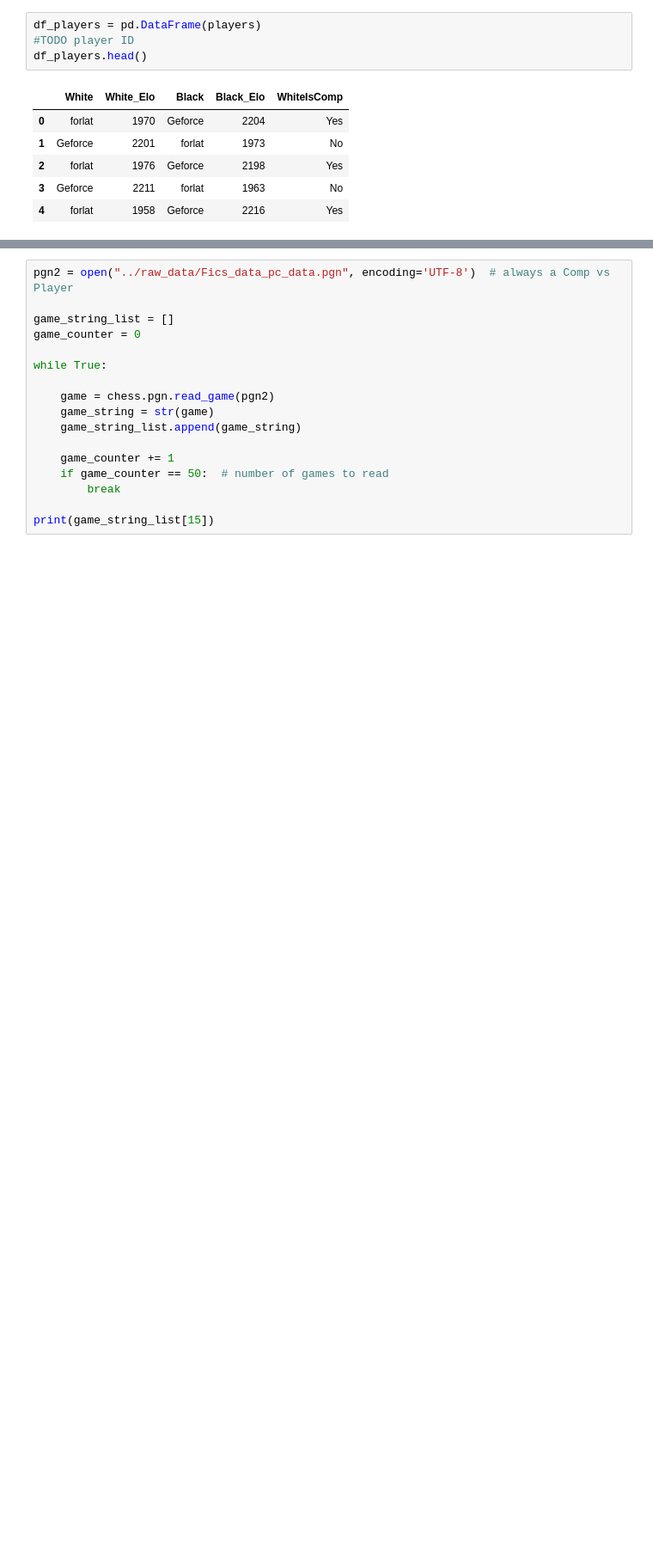
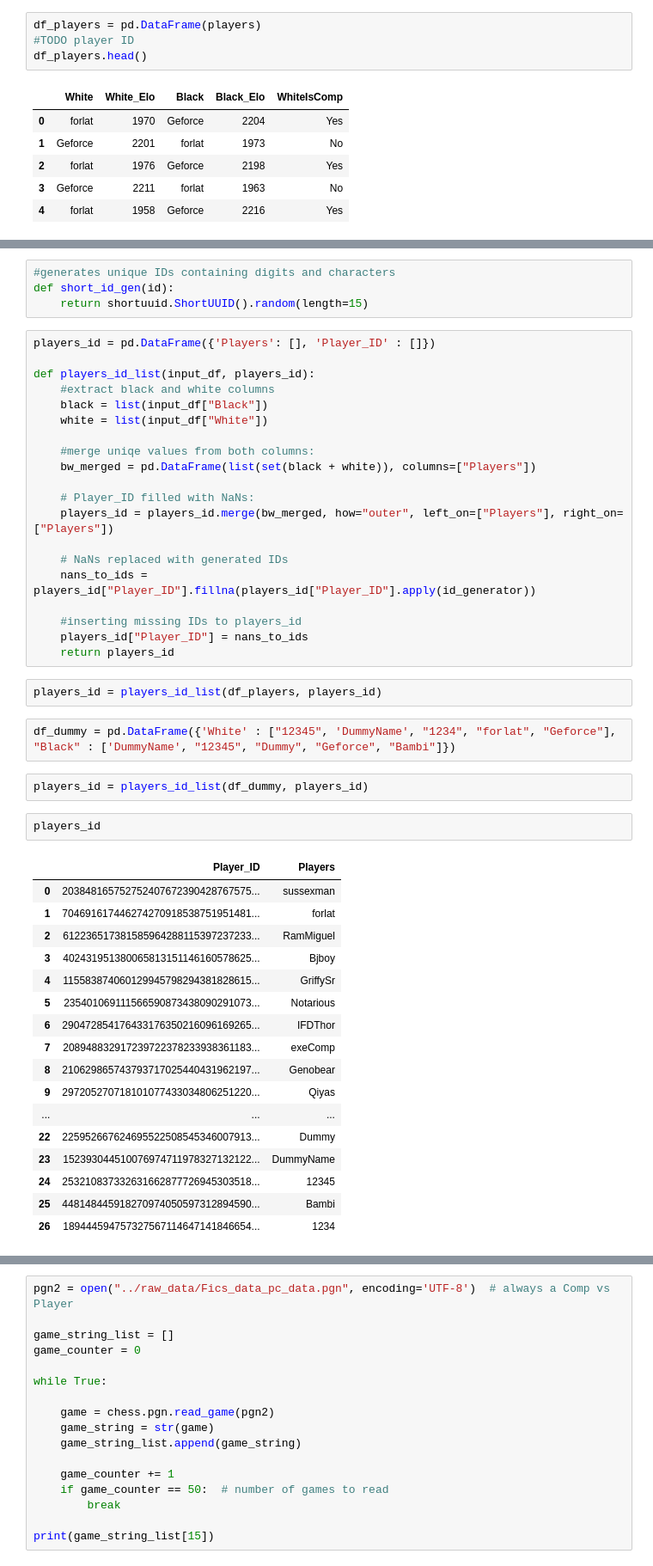
Before and after one commit to VPeron/cc_detector, a Jupyter notebook: notebooks/pgn_to_3dfs_Manuel.ipynb, the cells around one changed output, grey strips where cells are left out. Shown: that part at 86% size. Cells and saved outputs as stored; diff of their text form; blank space fills up the shorter version.

```diff
--- a/notebooks/pgn_to_3dfs_Manuel.ipynb
+++ b/notebooks/pgn_to_3dfs_Manuel.ipynb
@@ -192,0 +180,50 @@ set.union(set(df_players['White']),(set(df_players['Black'])))
+# %%
+#generates unique IDs containing digits and characters
+def short_id_gen(id):
+    return shortuuid.ShortUUID().random(length=15)
+# %%
+players_id = pd.DataFrame({'Players': [], 'Player_ID' : []})
+
+def players_id_list(input_df, players_id):
+    #extract black and white columns
+    black = list(input_df["Black"])
+    white = list(input_df["White"])
+
+    #merge uniqe values from both columns:
+    bw_merged = pd.DataFrame(list(set(black + white)), columns=["Players"])
+
+    # Player_ID filled with NaNs:
+    players_id = players_id.merge(bw_merged, how="outer", left_on=["Players"], right_on=["Players"])
+
+    # NaNs replaced with generated IDs
+    nans_to_ids = players_id["Player_ID"].fillna(players_id["Player_ID"].apply(id_generator))
+
+    #inserting missing IDs to players_id
+    players_id["Player_ID"] = nans_to_ids
+    return players_id
+# %%
+players_id = players_id_list(df_players, players_id)
+# %%
+df_dummy = pd.DataFrame({'White' : ["12345", 'DummyName', "1234", "forlat", "Geforce"], "Black" : ['DummyName', "12345", "Dummy", "Geforce", "Bambi"]})
+# %%
+players_id = players_id_list(df_dummy, players_id)
+# %%
+players_id
+# %% [output]
+|  | Player_ID | Players |
+| 0 | 203848165752752407672390428767575... | sussexman |
+| 1 | 704691617446274270918538751951481... | forlat |
+| 2 | 612236517381585964288115397237233... | RamMiguel |
+| 3 | 402431951380065813151146160578625... | Bjboy |
+| 4 | 115583874060129945798294381828615... | GriffySr |
+| 5 | 235401069111566590873438090291073... | Notarious |
+| 6 | 290472854176433176350216096169265... | IFDThor |
+| 7 | 208948832917239722378233938361183... | exeComp |
+| 8 | 210629865743793717025440431962197... | Genobear |
+| 9 | 297205270718101077433034806251220... | Qiyas |
+| ... | ... | ... |
+| 22 | 225952667624695522508545346007913... | Dummy |
+| 23 | 152393044510076974711978327132122... | DummyName |
+| 24 | 253210837332631662877726945303518... | 12345 |
+| 25 | 448148445918270974050597312894590... | Bambi |
+| 26 | 189444594757327567114647141846654... | 1234 |
```
Also changed, not shown: parts of 28 cells of this notebook.
